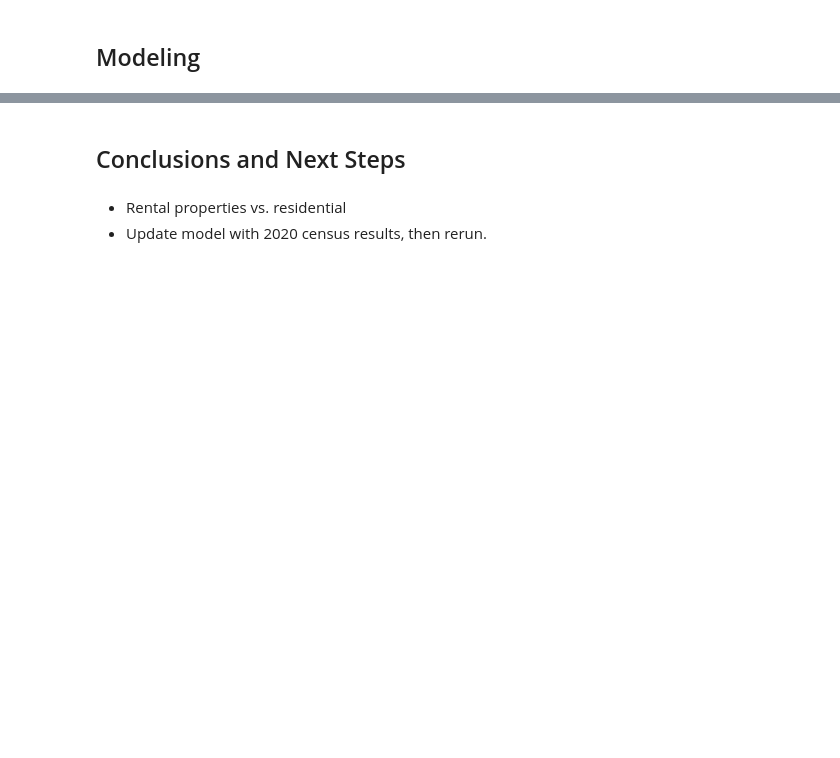
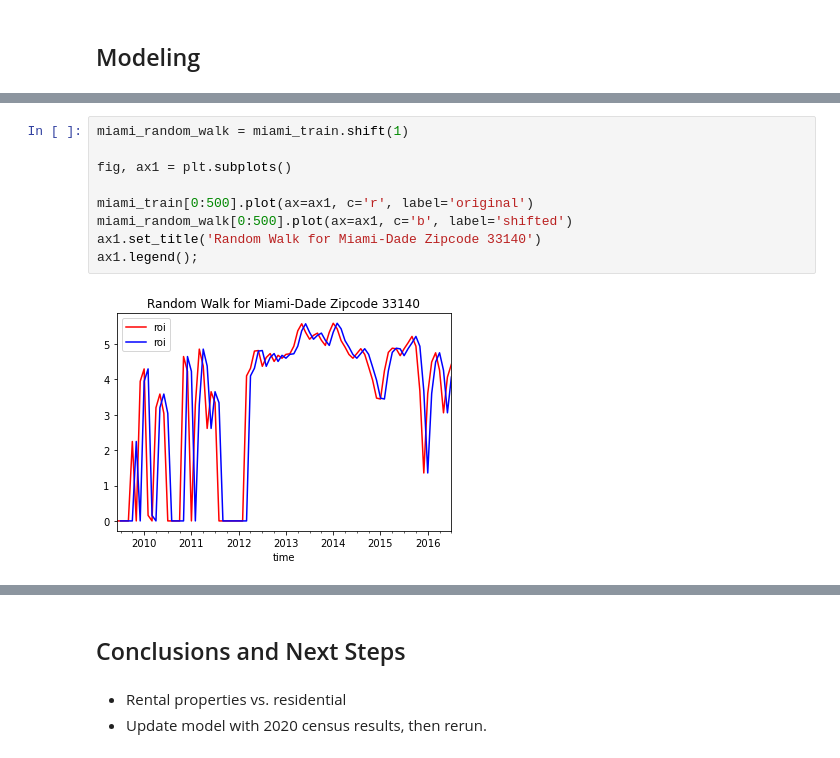
Before and after one commit to alexiskedo/Forecasting-Zillow-Home-Values, a Jupyter notebook: Real Estate Time Series Analysis.ipynb, the cells around one changed output, grey strips where cells are left out. Saved outputs shown, nothing was run; the diff lists cells and outputs as text; blank space fills up the shorter version.

```diff
--- a/Real Estate Time Series Analysis.ipynb
+++ b/Real Estate Time Series Analysis.ipynb
@@ -764,0 +588,11 @@ All three models have the same RMSE - this could be because they are logged?
+# %%
+miami_random_walk = miami_train.shift(1)
+
+fig, ax1 = plt.subplots()
+
+miami_train[0:500].plot(ax=ax1, c='r', label='original')
+miami_random_walk[0:500].plot(ax=ax1, c='b', label='shifted')
+ax1.set_title('Random Walk for Miami-Dade Zipcode 33140')
+ax1.legend();
+# %% [output]
+[figure, added]
```
Also changed, not shown: parts of 90 cells of this notebook.
